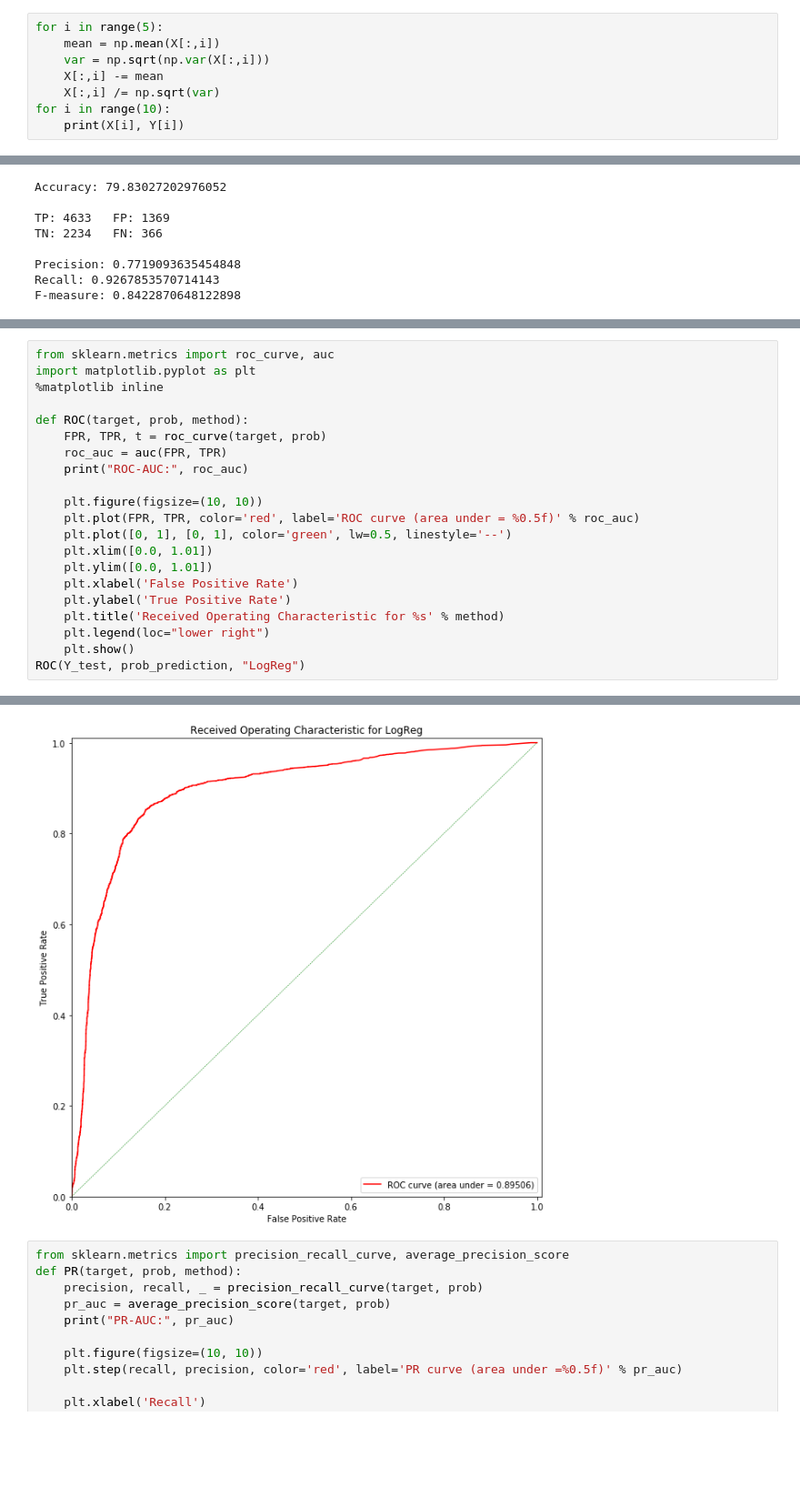
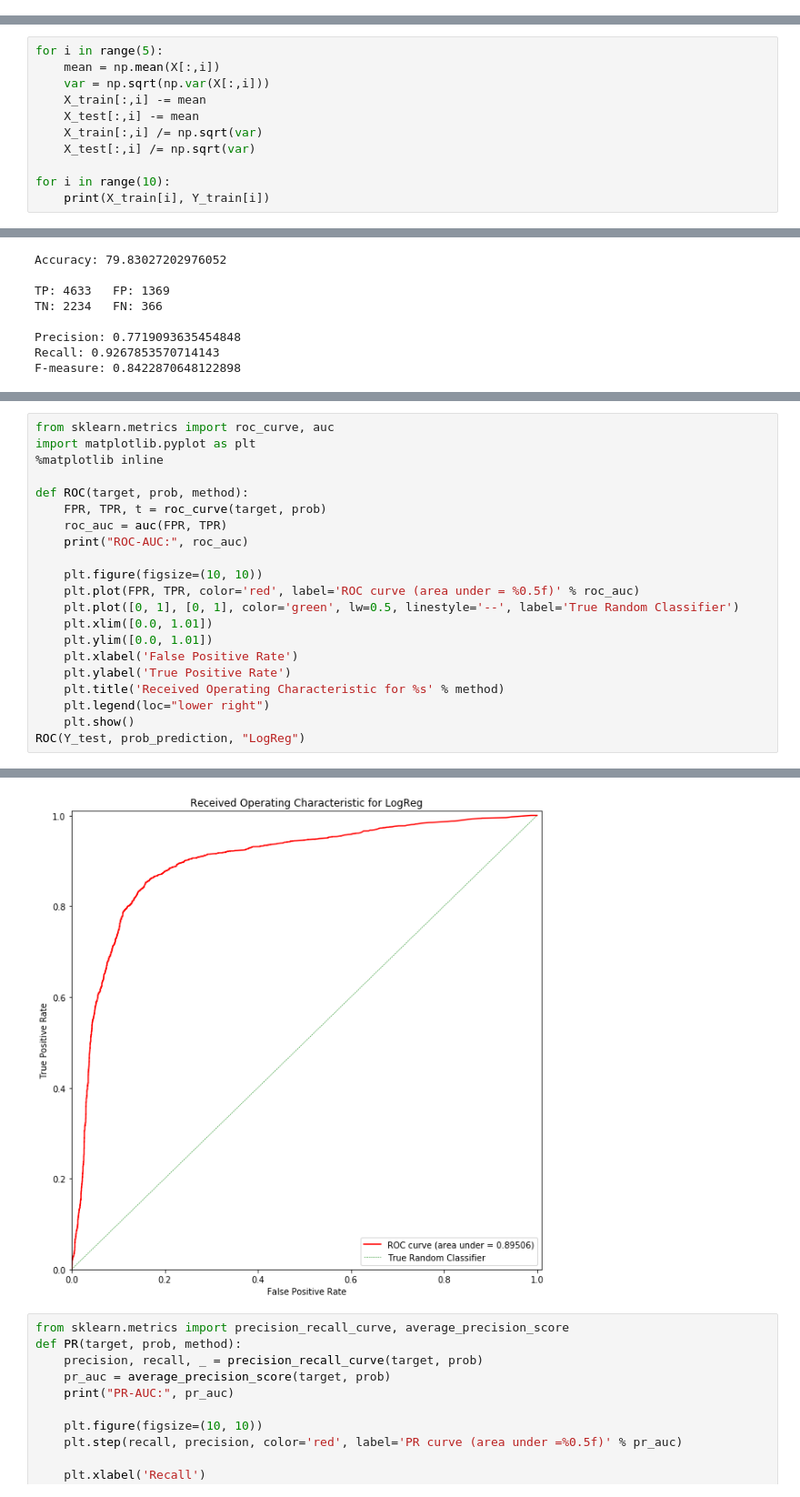
Before and after one commit to igor4149/abbyy_test_task, a Jupyter notebook: test.ipynb, the cells around one changed output, grey strips where cells are left out. Shown at 91% size. Saved outputs shown, nothing was run; the diff lists cells and outputs as text; blank space fills up the shorter version.

```diff
--- a/test.ipynb
+++ b/test.ipynb
@@ -59,8 +55,0 @@ print(text, nontext)
-# %%
-for i in range(5):
-    mean = np.mean(X[:,i])
-    var = np.sqrt(np.var(X[:,i]))
-    X[:,i] -= mean
-    X[:,i] /= np.sqrt(var)
-for i in range(10):
-    print(X[i], Y[i])
@@ -88,0 +71,11 @@ print(X_test.shape, Y_test.shape)
+# %%
+for i in range(5):
+    mean = np.mean(X[:,i])
+    var = np.sqrt(np.var(X[:,i]))
+    X_train[:,i] -= mean
+    X_test[:,i] -= mean
+    X_train[:,i] /= np.sqrt(var)
+    X_test[:,i] /= np.sqrt(var)
+
+for i in range(10):
+    print(X_train[i], Y_train[i])
@@ -139,27 +144,27 @@ F-measure: 0.8422870648122898
 # %%
 from sklearn.metrics import roc_curve, auc
 import matplotlib.pyplot as plt
 %matplotlib inline
 
 def ROC(target, prob, method):
     FPR, TPR, t = roc_curve(target, prob)
     roc_auc = auc(FPR, TPR)
     print("ROC-AUC:", roc_auc)
 
     plt.figure(figsize=(10, 10))
     plt.plot(FPR, TPR, color='red', label='ROC curve (area under = %0.5f)' % roc_auc)
-    plt.plot([0, 1], [0, 1], color='green', lw=0.5, linestyle='--')
+    plt.plot([0, 1], [0, 1], color='green', lw=0.5, linestyle='--', label='True Random Classifier')
     plt.xlim([0.0, 1.01])
     plt.ylim([0.0, 1.01])
     plt.xlabel('False Positive Rate')
     plt.ylabel('True Positive Rate')
     plt.title('Received Operating Characteristic for %s' % method)
     plt.legend(loc="lower right")
     plt.show()
 ROC(Y_test, prob_prediction, "LogReg")
 # %% [output]
 ROC-AUC: 0.8950613047949585
-[figure, old version]
+[figure, new version]
 # %%
 from sklearn.metrics import precision_recall_curve, average_precision_score
 def PR(target, prob, method):
```
Also changed, not shown: parts of 16 cells of this notebook.
